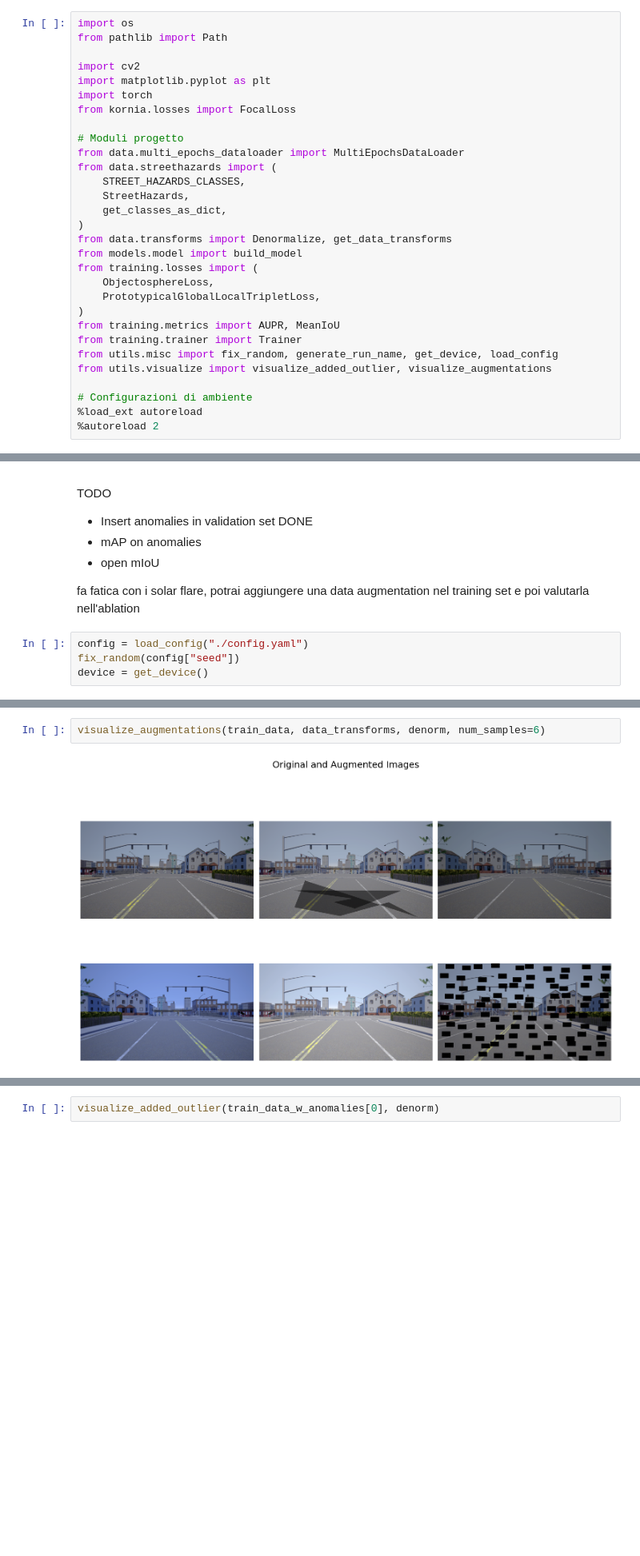
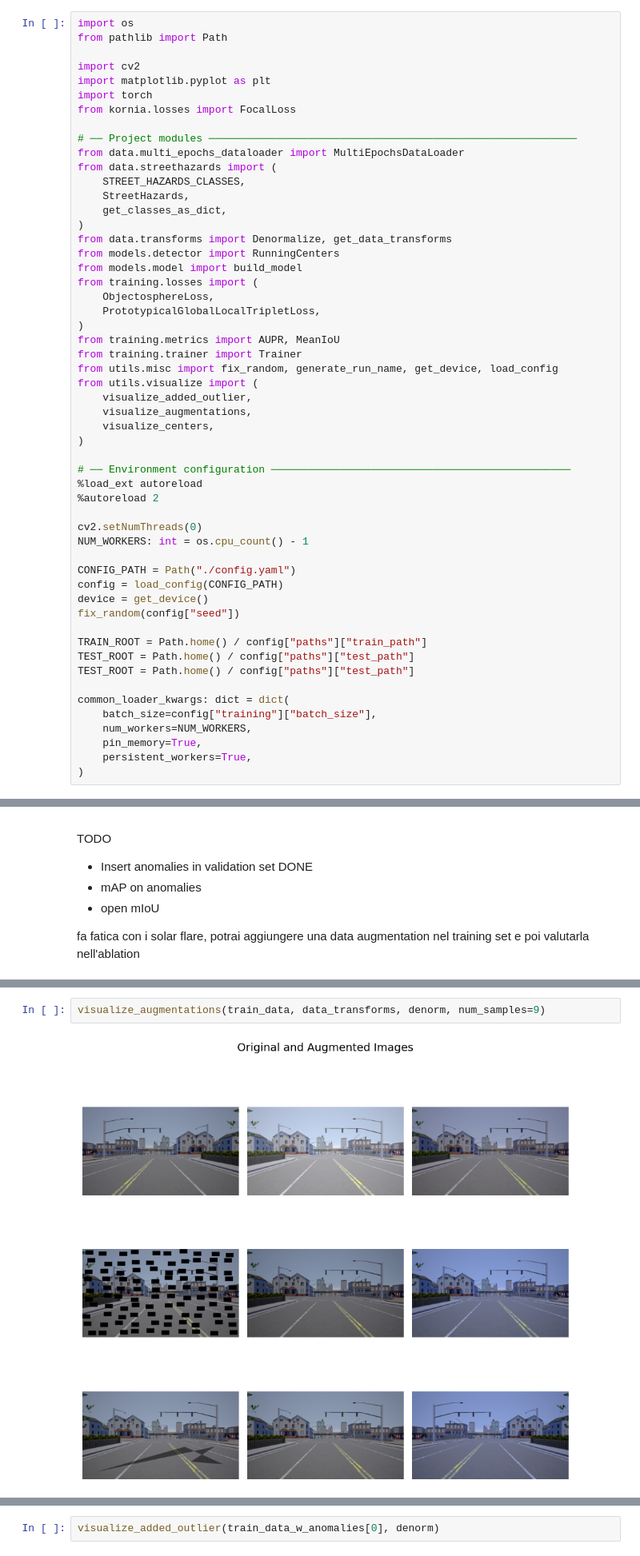
Before and after one commit to alessioarcara/ml4cv_assignment, a Jupyter notebook: main.ipynb, the cells around one changed output, grey strips where cells are left out. Shown at 80% size. Cells and saved outputs as stored; diff of their text form; blank space fills up the shorter version.

```diff
--- a/main.ipynb
+++ b/main.ipynb
@@ -10,7 +10,7 @@ import matplotlib.pyplot as plt
 import torch
 from kornia.losses import FocalLoss
 
-# Moduli progetto
+# ── Project modules ───────────────────────────────────────────────────────────
 from data.multi_epochs_dataloader import MultiEpochsDataLoader
 from data.streethazards import (
     STREET_HAZARDS_CLASSES,
@@ -18,6 +18,7 @@ from data.streethazards import (
     get_classes_as_dict,
 )
 from data.transforms import Denormalize, get_data_transforms
+from models.detector import RunningCenters
 from models.model import build_model
 from training.losses import (
     ObjectosphereLoss,
@@ -26,8 +27,31 @@ from training.losses import (
 from training.metrics import AUPR, MeanIoU
 from training.trainer import Trainer
 from utils.misc import fix_random, generate_run_name, get_device, load_config
-from utils.visualize import visualize_added_outlier, visualize_augmentations
+from utils.visualize import (
+    visualize_added_outlier,
+    visualize_augmentations,
+    visualize_centers,
+)
 
-# Configurazioni di ambiente
+# ── Environment configuration ────────────────────────────────────────────────
 %load_ext autoreload
 %autoreload 2
+
+cv2.setNumThreads(0)
+NUM_WORKERS: int = os.cpu_count() - 1
+
+CONFIG_PATH = Path("./config.yaml")
+config = load_config(CONFIG_PATH)
+device = get_device()
+fix_random(config["seed"])
+
+TRAIN_ROOT = Path.home() / config["paths"]["train_path"]
+TEST_ROOT = Path.home() / config["paths"]["test_path"]
+TEST_ROOT = Path.home() / config["paths"]["test_path"]
+
+common_loader_kwargs: dict = dict(
+    batch_size=config["training"]["batch_size"],
+    num_workers=NUM_WORKERS,
+    pin_memory=True,
+    persistent_workers=True,
+)
@@ -48,7 +76,3 @@ TODO
 
 
 fa fatica con i solar flare, potrai aggiungere una data augmentation nel training set e poi valutarla nell'ablation
-# %%
-config = load_config("./config.yaml")
-fix_random(config["seed"])
-device = get_device()
@@ -86,4 +120,4 @@ qui devo far vedere le augmentation
 # %%
-visualize_augmentations(train_data, data_transforms, denorm, num_samples=6)
+visualize_augmentations(train_data, data_transforms, denorm, num_samples=9)
 # %% [output]
-[figure, old version]
+[figure, new version]
```
Also changed, not shown: parts of 16 cells of this notebook, 4 other files.
